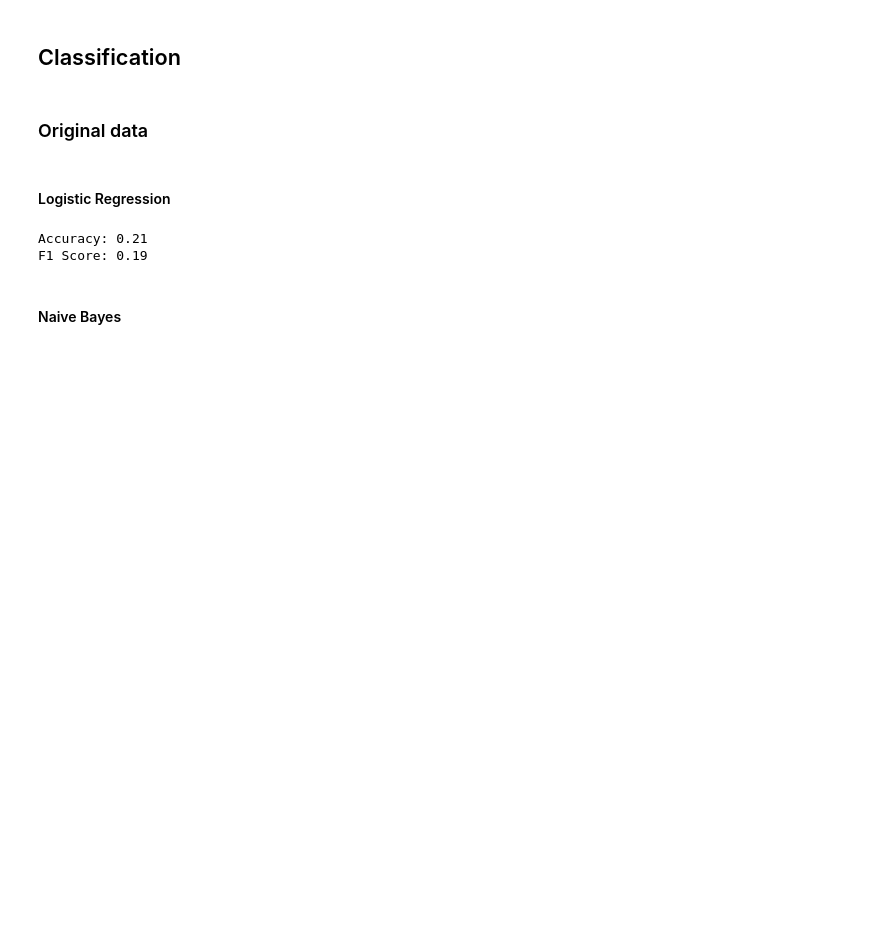
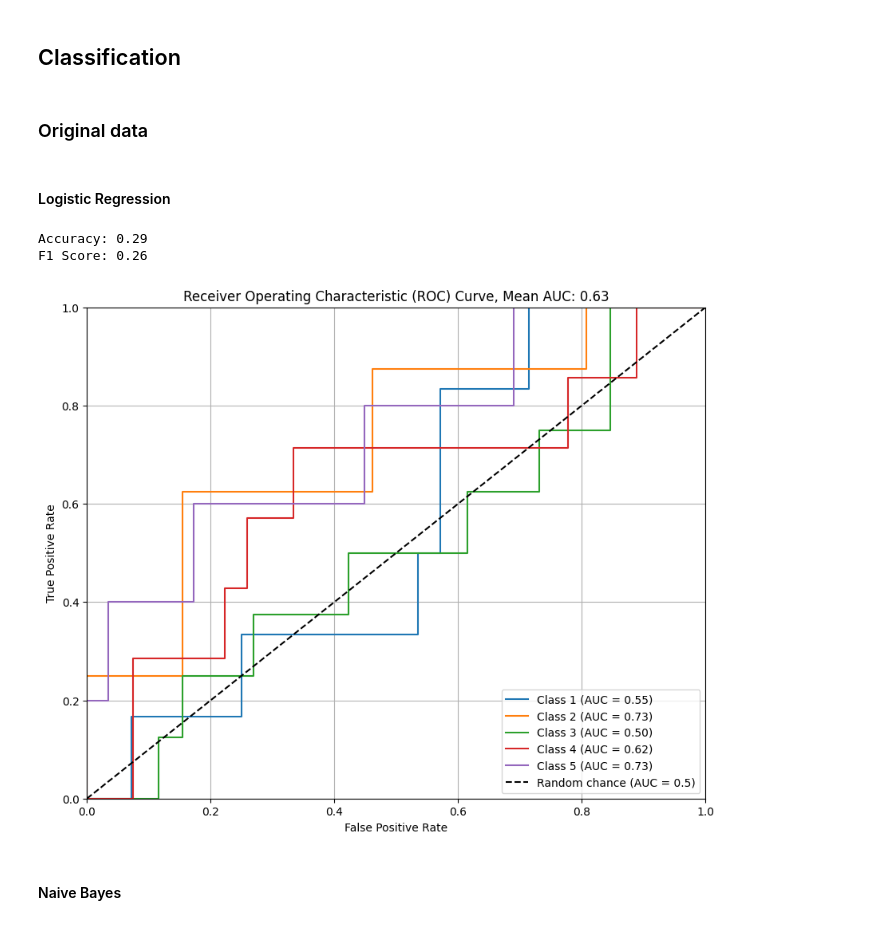
Before and after one commit to hylke35/PatternRecognition, a Jupyter notebook: big_cats.ipynb, the cells around one changed output. Cells and saved outputs as stored; diff of their text form; code cells hidden in the pictures; blank space fills up the shorter version.

```diff
--- a/big_cats.ipynb
+++ b/big_cats.ipynb
@@ -285,7 +329,7 @@ image_histograms_test = bag_of_visual_words(sift_features_test, 500)
 # %% [markdown]
 #### Logistic Regression
 # %%
-lm = OneVsOneClassifier(LogisticRegression(solver='lbfgs', max_iter=2000))
+lm = OneVsRestClassifier(LogisticRegression(solver='lbfgs', max_iter=2000))
 lm.fit([x.flatten() for x in X_train], y_train)
 
 # Make predictions
@@ -297,8 +341,13 @@ print(f'Accuracy: {accuracy:.2f}')
 f1 = f1_score(y_test, y_pred, average='macro')
 print(f'F1 Score: {f1:.2f}')
 # %% [output]
-Accuracy: 0.21
-F1 Score: 0.19
+Accuracy: 0.29
+F1 Score: 0.26
+# %%
+y_scores = lm.predict_proba([x.flatten() for x in X_test])
+plot_ROC(y_test, y_scores)
+# %% [output]
+[figure, added]
 # %% [markdown]
 #### Naive Bayes
 # %%
```
Also changed, not shown: parts of 33 cells of this notebook.
